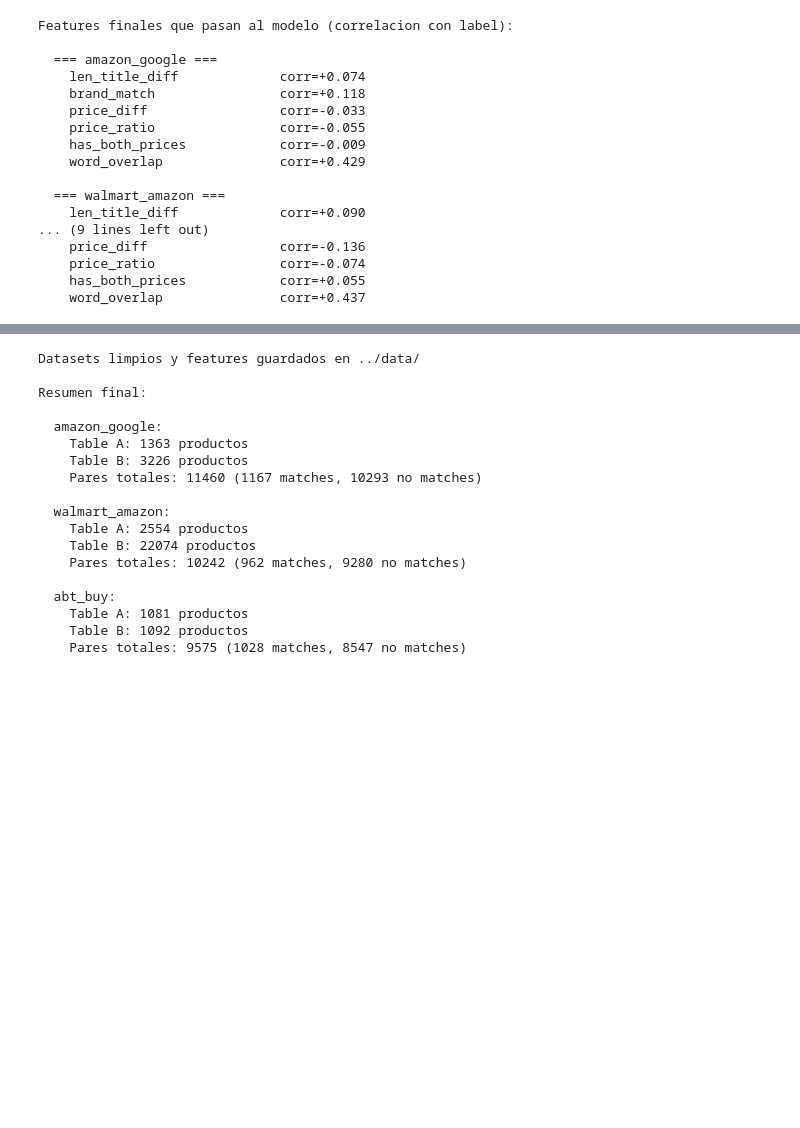
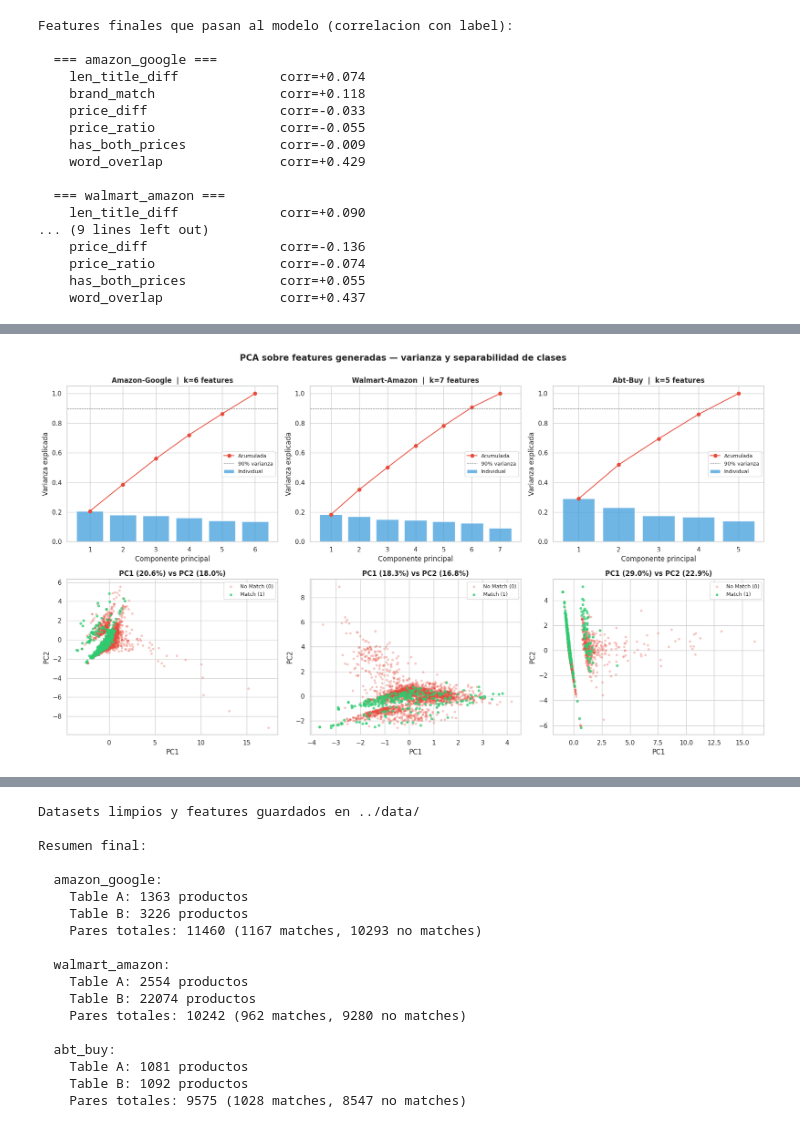
Before and after one commit to pescudeiro/CDA-2, a Jupyter notebook: notebooks/01_dataset_description_executed.ipynb, the cells around one changed output, grey strips where cells are left out. Drawn from its saved outputs; the diff is of its cells as text; code cells hidden in the pictures; blank space fills up the shorter version.

Commit message:
Add PCA analysis on engineered features and clean code comments

```diff
--- a/notebooks/01_dataset_description_executed.ipynb
+++ b/notebooks/01_dataset_description_executed.ipynb
@@ -277,8 +283,7 @@ for name, ds in datasets.items():
         print(f"    count={int(d['count'])}, mean=${d['mean']:.2f}, std=${d['std']:.2f}")
         print(f"    min=${d['min']:.2f}, Q1=${d['25%']:.2f}, median=${d['50%']:.2f}, "
               f"Q3=${d['75%']:.2f}, max=${d['max']:.2f}")
-        print(f"    skewness={sk:.2f}, kurtosis={ku:.2f}  "
-              f"(skew>0 = cola derecha; kurt>0 = mas picuda que normal)")
+        print(f"    skewness={sk:.2f}, kurtosis={ku:.2f}")
 
 print("\n" + "=" * 70)
 print("ESTADISTICAS DESCRIPTIVAS - VARIABLES CATEGORICAS")
@@ -1093,0 +1113,88 @@ Features finales que pasan al modelo (correlacion con label):
+# %%
+from sklearn.decomposition import PCA
+from sklearn.preprocessing import StandardScaler
+from sklearn.impute import SimpleImputer
+
+fig, axes = plt.subplots(2, 3, figsize=(18, 10))
+
+pca_summary = {}
+
+for idx, (name, splits) in enumerate(all_features.items()):
+    train = splits['train']
+    base_cols = set(datasets[name]['train'].columns)
+    feature_cols = [c for c in train.columns
+                    if c not in base_cols and c != 'label'
+                    and pd.api.types.is_numeric_dtype(train[c])]
+
+    X = train[feature_cols].values
+    y = train['label'].values
+
+    X = SimpleImputer(strategy='median').fit_transform(X)
+    X = StandardScaler().fit_transform(X)
+
+    X = np.nan_to_num(X, nan=0.0, posinf=0.0, neginf=0.0)
+
+    pca = PCA(n_components=min(len(feature_cols), X.shape[0]))
+    X_pca = pca.fit_transform(X)
+
+    evr = pca.explained_variance_ratio_
+    cum = np.cumsum(evr)
+    pca_summary[name] = {
+        'features': feature_cols,
+        'evr': evr,
+        'cum': cum,
+        'loadings_pc1': dict(zip(feature_cols, pca.components_[0])),
+        'loadings_pc2': dict(zip(feature_cols, pca.components_[1])) if len(evr) > 1 else None,
+    }
+
+    ax = axes[0, idx]
+    xs = np.arange(1, len(evr) + 1)
+    ax.bar(xs, evr, alpha=0.7, color='#3498db', label='Individual')
+    ax.plot(xs, cum, 'o-', color='#e74c3c', label='Acumulada')
+    ax.axhline(0.9, color='gray', linestyle='--', linewidth=0.8, label='90% varianza')
+    ax.set_title(f'{name.replace("_", "-").title()}  |  k={len(feature_cols)} features',
+                 fontweight='bold')
+    ax.set_xlabel('Componente principal')
+    ax.set_ylabel('Varianza explicada')
+    ax.set_xticks(xs)
+    ax.set_ylim(0, 1.05)
+    ax.legend(loc='center right', fontsize=9)
+
+    ax = axes[1, idx]
+    rng = np.random.default_rng(42)
+    n_max = min(3000, len(y))
+    sample_idx = rng.choice(len(y), size=n_max, replace=False)
+    Xs, ys = X_pca[sample_idx], y[sample_idx]
+
+    ax.scatter(Xs[ys == 0, 0], Xs[ys == 0, 1],
+               s=10, alpha=0.25, color='#e74c3c', label='No Match (0)')
+    ax.scatter(Xs[ys == 1, 0], Xs[ys == 1, 1],
+               s=14, alpha=0.7, color='#2ecc71', label='Match (1)')
+    ax.set_title(f'PC1 ({evr[0]*100:.1f}%) vs PC2 ({evr[1]*100:.1f}%)',
+                 fontweight='bold')
+    ax.set_xlabel('PC1')
+    ax.set_ylabel('PC2')
+    ax.legend(loc='best', fontsize=9)
+
+plt.suptitle('PCA sobre features generadas — varianza y separabilidad de clases',
+             fontsize=15, fontweight='bold', y=1.00)
+plt.tight_layout()
+plt.savefig('../data/pca_analysis.png', dpi=150, bbox_inches='tight')
+plt.show()
+
+print("Resumen PCA:\n")
+for name, info in pca_summary.items():
+    evr = info['evr']
+    cum = info['cum']
+    n_for_90 = int(np.searchsorted(cum, 0.90) + 1)
+    print(f"  === {name} ===")
+    print(f"    Features de entrada: {len(info['features'])}")
+    print(f"    Varianza explicada por componente: " +
+          ", ".join(f"PC{i+1}={v*100:.1f}%" for i, v in enumerate(evr)))
+    print(f"    Componentes para >=90% varianza: {n_for_90}/{len(evr)}")
+    print(f"    Loadings PC1 (peso de cada feature):")
+    for f, w in sorted(info['loadings_pc1'].items(), key=lambda kv: -abs(kv[1])):
+        print(f"      {f:25s}  {w:+.3f}")
+    print()
+# %% [output]
+[figure, added]
```
Also changed, not shown: parts of 8 cells of this notebook, 4 other files.
